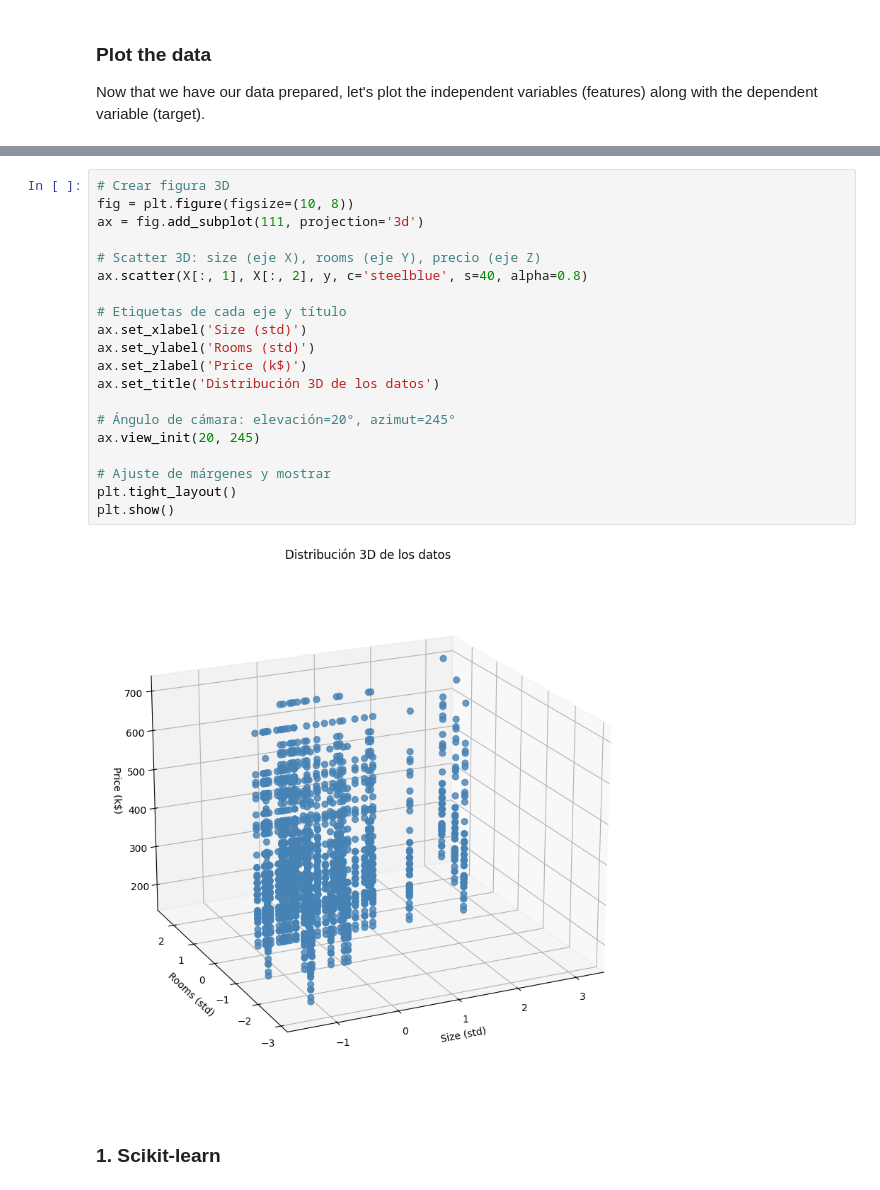
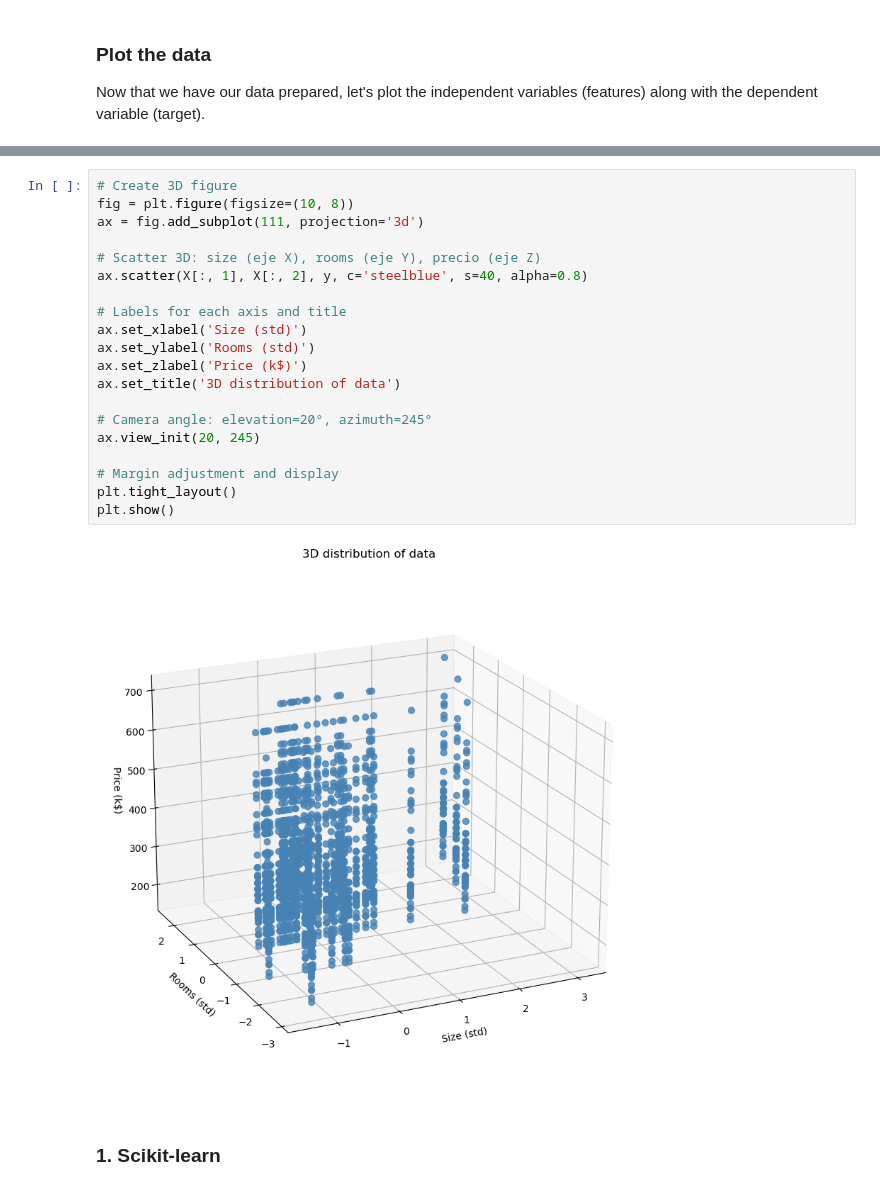
Before and after one commit to ddgant/Multivariate-Linear-Regression, a Jupyter notebook: Multivariate-linear-regression.ipynb, the cells around one changed output, grey strips where cells are left out. Saved outputs shown, nothing was run; the diff lists cells and outputs as text.

```diff
--- a/Multivariate-linear-regression.ipynb
+++ b/Multivariate-linear-regression.ipynb
@@ -222,25 +222,25 @@ plt.show()
 # %%
-# Crear figura 3D
+# Create 3D figure
 fig = plt.figure(figsize=(10, 8))
 ax = fig.add_subplot(111, projection='3d')
 
 # Scatter 3D: size (eje X), rooms (eje Y), precio (eje Z)
 ax.scatter(X[:, 1], X[:, 2], y, c='steelblue', s=40, alpha=0.8)
 
-# Etiquetas de cada eje y título
+# Labels for each axis and title
 ax.set_xlabel('Size (std)')
 ax.set_ylabel('Rooms (std)')
 ax.set_zlabel('Price (k$)')
-ax.set_title('Distribución 3D de los datos')
+ax.set_title('3D distribution of data')
 
-# Ángulo de cámara: elevación=20°, azimut=245°
+# Camera angle: elevation=20°, azimuth=245°
 ax.view_init(20, 245)
 
-# Ajuste de márgenes y mostrar
+# Margin adjustment and display
 plt.tight_layout()
 plt.show()
 # %% [output]
-[figure, old version]
+[figure, new version]
 # %% [markdown]
 ### 1. Scikit-learn
 # %%
```
Also changed, not shown: parts of 26 cells of this notebook.
